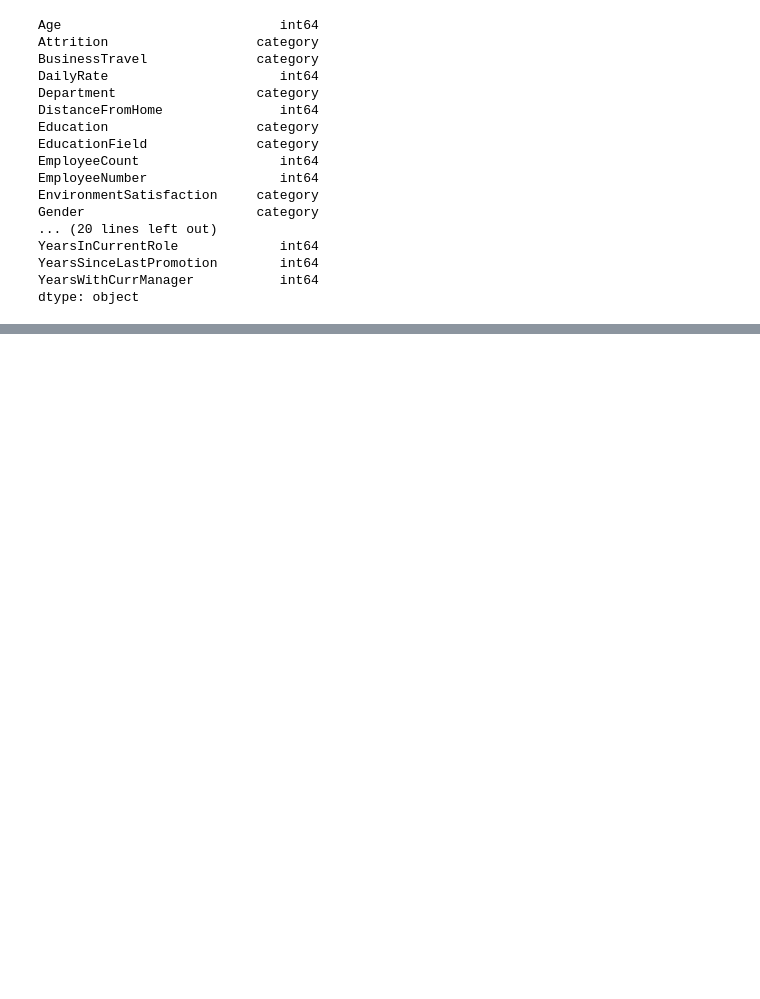
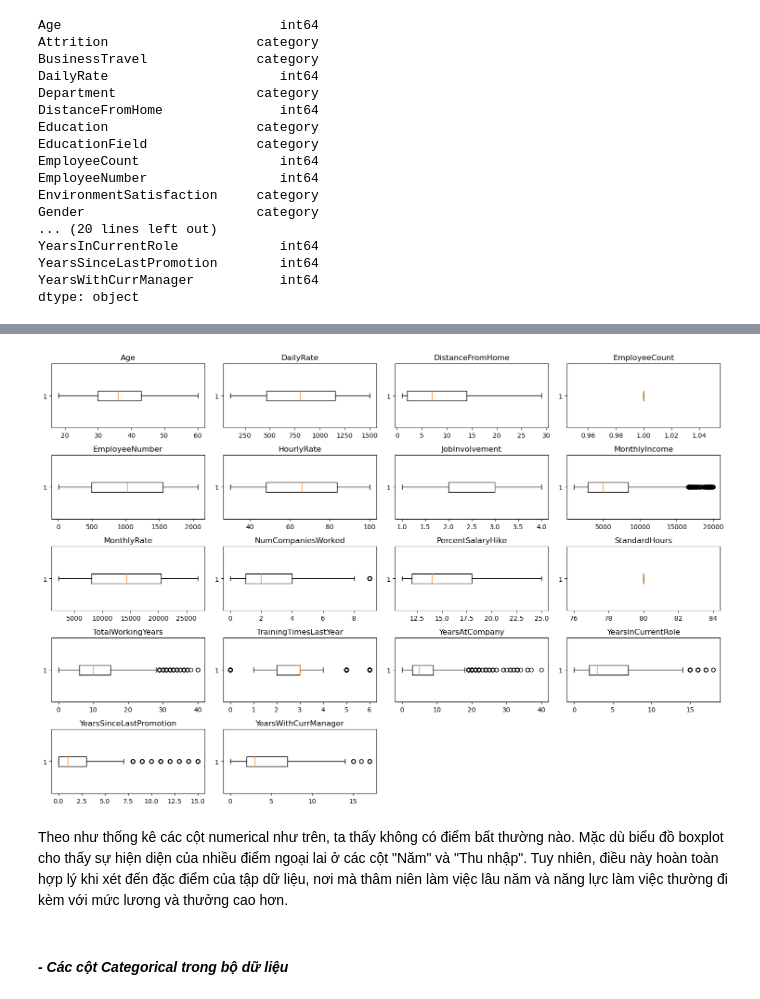
Before and after one commit to hungchou8994/LTKHDL, a Jupyter notebook: Preprocessing.ipynb, the cells around one changed output, grey strips where cells are left out. Cells and saved outputs as stored; diff of their text form; code cells hidden in the pictures; blank space fills up the shorter version.

```diff
--- a/Preprocessing.ipynb
+++ b/Preprocessing.ipynb
@@ -214,0 +228,3 @@ dtype: object
+# %%
+numerical_cols = ibm_df.select_dtypes(include=['int64']).columns.tolist()
+numerical_cols
@@ -214,0 +294,16 @@ dtype: object
+# %%
+# Tạo boxplots cho từng cột numerical
+plt.figure(figsize=(15, 10))
+for i, col in enumerate(numerical_cols):
+    plt.subplot(5, 4, i + 1)
+    plt.boxplot(ibm_df[col], vert=False)  # Boxplot nằm ngang
+    plt.title(col)
+
+plt.tight_layout()
+plt.show()
+# %% [output]
+[figure, added]
+# %% [markdown]
+Theo như thống kê các cột numerical như trên, ta thấy không có điểm bất thường nào. Mặc dù biểu đồ boxplot cho thấy sự hiện diện của nhiều điểm ngoại lai ở các cột "Năm" và "Thu nhập". Tuy nhiên, điều này hoàn toàn hợp lý khi xét đến đặc điểm của tập dữ liệu, nơi mà thâm niên làm việc lâu năm và năng lực làm việc thường đi kèm với mức lương và thưởng cao hơn.
+# %% [markdown]
+#### _- Các cột Categorical trong bộ dữ liệu_
```
Also changed, not shown: parts of 36 cells of this notebook, 1 other file.
